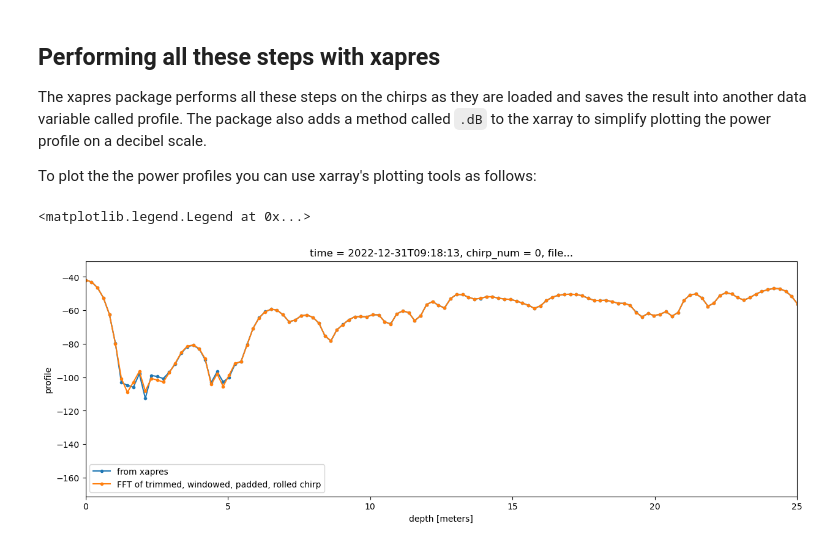
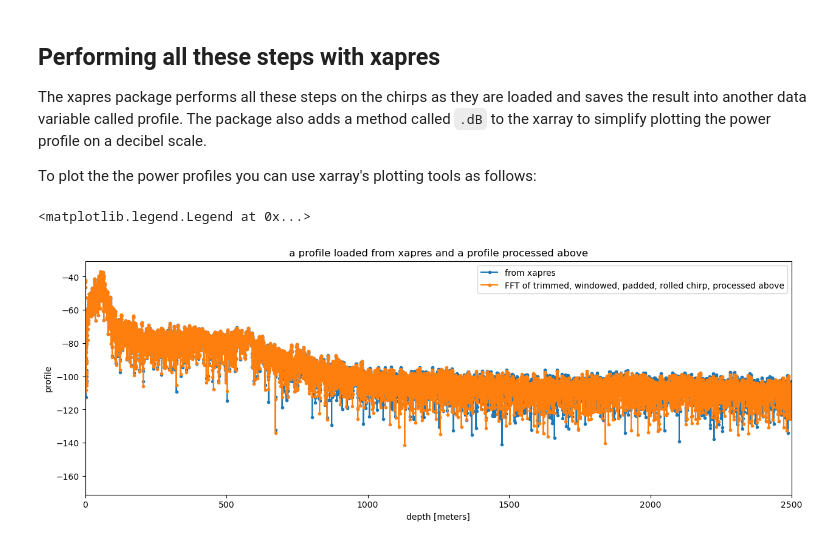
Before and after one commit to ldeo-glaciology/glaciology-intro-book, a Jupyter notebook: src/sections/radar/apres/apres_data_2.ipynb, the cells around one changed output. Drawn from its saved outputs; the diff is of its cells as text; code cells hidden in the pictures.

```diff
--- a/src/sections/radar/apres/apres_data_2.ipynb
+++ b/src/sections/radar/apres/apres_data_2.ipynb
@@ -388,9 +388,10 @@ The xapres package performs all these steps on the chirps as they are loaded and
 To plot the the power profiles you can use xarray's plotting tools as follows:
 # %%
 ds.profile.isel(chirp_num=0).dB().plot(figsize = (15, 5), marker = '.',label = 'from xapres')
-plt.plot(r_twpr, dB(S_twpr), marker = '.', label = 'FFT of trimmed, windowed, padded, rolled chirp')
-plt.xlim([0, 25])
+plt.plot(r_twpr, dB(S_twpr), marker = '.', label = 'FFT of trimmed, windowed, padded, rolled chirp, processed above')
+plt.xlim([0, 2500])
+plt.title("a profile loaded from xapres and a profile processed above")
 plt.legend()
 # %% [output]
 <matplotlib.legend.Legend at 0x...>
-[figure, old version]
+[figure, new version]
```
Also changed, not shown: parts of 9 cells of this notebook.
